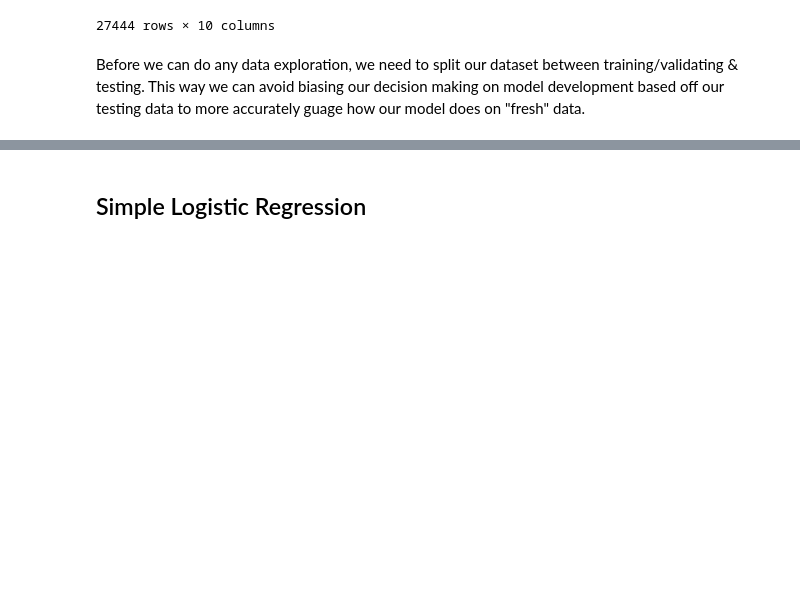
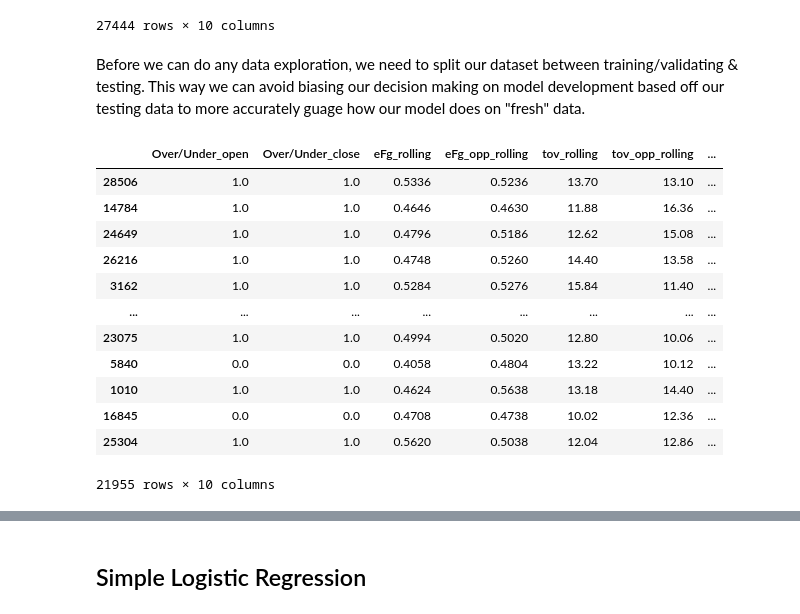
Before and after one commit to jseemayer2/NBA-Over-Under-Predictor, a Jupyter notebook: Classification.ipynb, the cells around one changed output, grey strips where cells are left out. Cells and saved outputs as stored; diff of their text form; code cells hidden in the pictures; blank space fills up the shorter version.

```diff
--- a/Classification.ipynb
+++ b/Classification.ipynb
@@ -102,3 +102,19 @@ from sklearn.model_selection import train_test_split
 df_train, df_test = train_test_split(df1,
                                      test_size=0.2,
                                      random_state=42)
+# %%
+df_train
+# %% [output]
+|  | Over/Under_open | Over/Under_close | eFg_rolling | eFg_opp_rolling | tov_rolling | tov_opp_rolling | ... |
+| 28506 | 1.0 | 1.0 | 0.5336 | 0.5236 | 13.70 | 13.10 | ... |
+| 14784 | 1.0 | 1.0 | 0.4646 | 0.4630 | 11.88 | 16.36 | ... |
+| 24649 | 1.0 | 1.0 | 0.4796 | 0.5186 | 12.62 | 15.08 | ... |
+| 26216 | 1.0 | 1.0 | 0.4748 | 0.5260 | 14.40 | 13.58 | ... |
+| 3162 | 1.0 | 1.0 | 0.5284 | 0.5276 | 15.84 | 11.40 | ... |
+| ... | ... | ... | ... | ... | ... | ... | ... |
+| 23075 | 1.0 | 1.0 | 0.4994 | 0.5020 | 12.80 | 10.06 | ... |
+| 5840 | 0.0 | 0.0 | 0.4058 | 0.4804 | 13.22 | 10.12 | ... |
+| 1010 | 1.0 | 1.0 | 0.4624 | 0.5638 | 13.18 | 14.40 | ... |
+| 16845 | 0.0 | 0.0 | 0.4708 | 0.4738 | 10.02 | 12.36 | ... |
+| 25304 | 1.0 | 1.0 | 0.5620 | 0.5038 | 12.04 | 12.86 | ... |
+21955 rows × 10 columns
```
Also changed, not shown: parts of 23 cells of this notebook, 1 other file.
